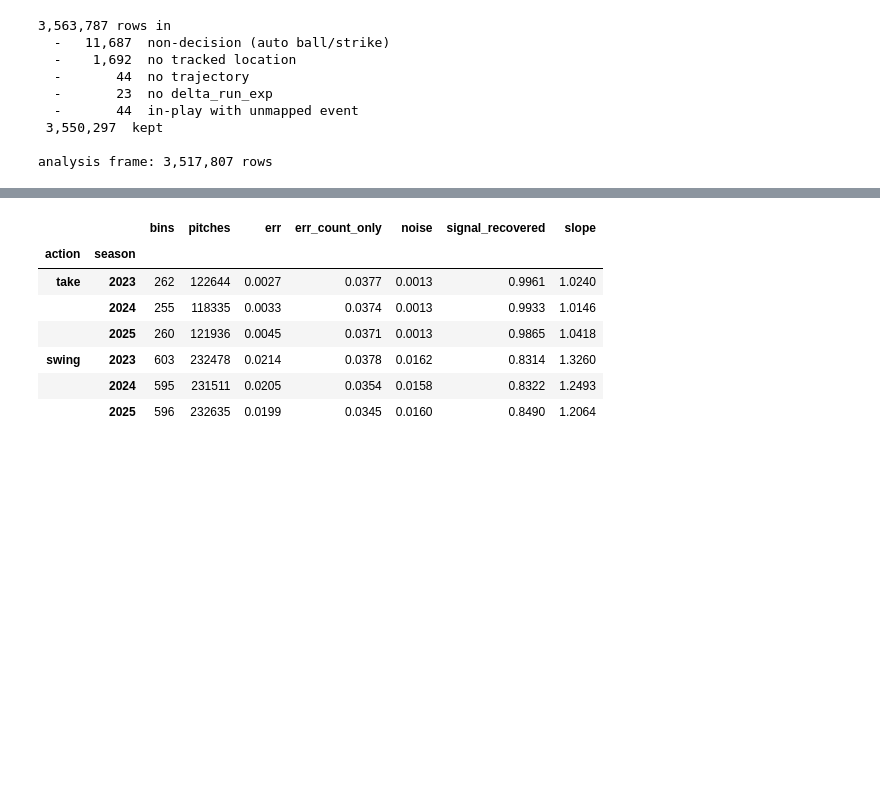
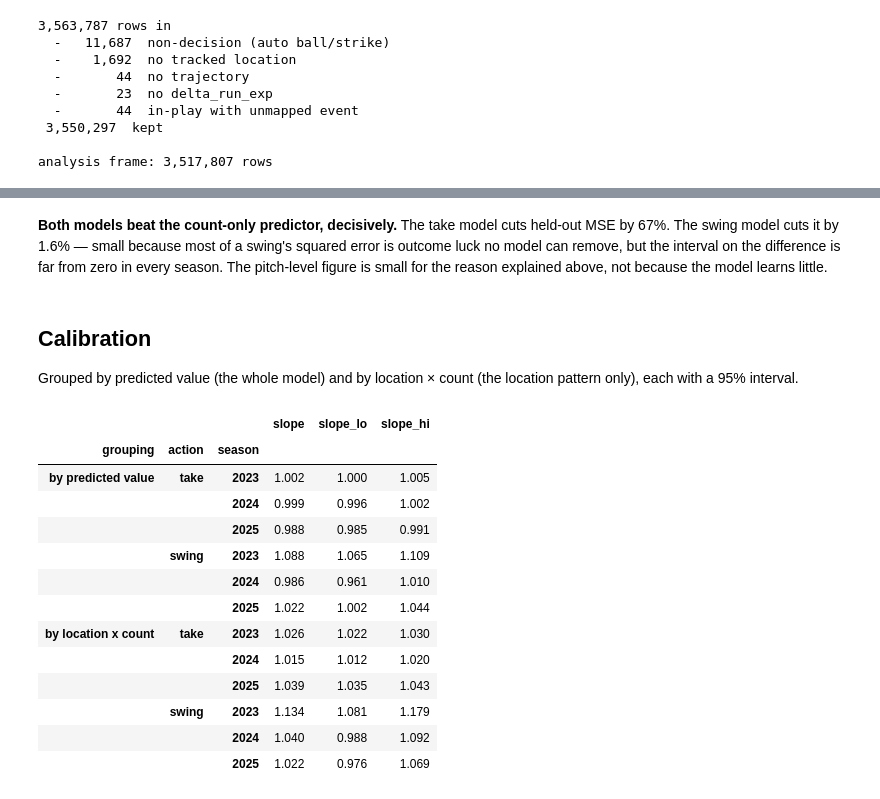
Before and after one commit to Jack1021ohoh/batter_decision_value, a Jupyter notebook: notebooks/v1_baseline.ipynb, the cells around one changed output, grey strips where cells are left out. Saved outputs shown, nothing was run; the diff lists cells and outputs as text; code cells hidden in the pictures; blank space fills up the shorter version.

```diff
--- a/notebooks/v1_baseline.ipynb
+++ b/notebooks/v1_baseline.ipynb
@@ -22,16 +29,18 @@ import seaborn as sns
 
 from src import data as D
 from src import evaluate as E
-from src.baselines import V1_FEATURES, V1_TAKE_PARAMS, V1_SWING_PARAMS
+from src.baselines import fit_direct, fit_v1, V1_FEATURES, LEARNER, V1_TAKE_PARAMS, V1_SWING_PARAMS
 
-pd.set_option('display.width', 130)
+pd.set_option('display.width', 150)
 sns.set_theme(style='whitegrid')
 PALETTE = ['#FFB000', '#648FFF', '#785EF0', '#DC267F', '#FE6100', '#3D1EB2']
 
 SEASONS = range(2021, 2026)          # 2026 is kept out of model selection; not loaded here
 FOLDS = E.GENERIC_FOLDS
+# the full pitch set, used only for the league swing-propensity diagnostic
+PITCH_SET = ['plate_x_bat', 'plate_z_norm', 'count', 'stand', 'p_throws',
+             'release_speed', 'pfx_x', 'pfx_z', 'pitch_type']
 print('features:', V1_FEATURES)
-print(f'take : {V1_TAKE_PARAMS}')
-print(f'swing: {V1_SWING_PARAMS}')
+print('learner :', LEARNER, '+ early stopping')
 # %% [output]
 features: ['plate_x_mid', 'plate_z_mid', 'count']
@@ -52,6 +60,8 @@ an out-of-regime evaluation.
 # %%
 df = D.drop_pitchers_batting(D.load_seasons(SEASONS, verbose=True))
 df = D.add_zone_frame(df.dropna(subset=['plate_x_mid', 'plate_z_mid']))
+for c in ('stand', 'p_throws', 'pitch_type'):
+    df[c] = df[c].astype('category')
 print(f'\nanalysis frame: {len(df):,} rows')
 # %% [output]
 3,563,787 rows in
@@ -81,4 +91,5 @@ seasons alone.
 # %%
-run = E.run_folds(df, V1_FEATURES, FOLDS, in_sample=True)
-run.held.groupby('fold').agg(pitches=('target', 'size'), swings=('swing', 'sum'))
+run = E.run_folds(df, V1_FEATURES, FOLDS, fit=fit_direct, in_sample=True)
+pd.concat([run.held.groupby('fold').agg(pitches=('target', 'size'), swings=('swing', 'sum')),
+           pd.DataFrame({s: m.rounds for s, m in run.models.items()}).T.add_suffix(' rounds')], axis=1)
 # %% [output]
@@ -98,0 +107,5 @@ Pitch-level RMSE first.
+# %%
+old = E.run_folds(df, V1_FEATURES, FOLDS, fit=fit_v1)
+print(f'v1 fixed settings: take {V1_TAKE_PARAMS["learning_rate"]} x 200, swing {V1_SWING_PARAMS["learning_rate"]} x 200')
+pd.concat({'fixed settings': E.calibration_table(old), 'early stopping': E.calibration_table(run)},
+          names=['learner']).round(3)
@@ -126,12 +165,31 @@ calibrated.
+# %% [markdown]
+**Both models beat the count-only predictor, decisively.** The take model cuts
+held-out MSE by 67%. The swing model cuts it by 1.6% — small because most of a
+swing's squared error is outcome luck no model can remove, but the interval on
+the difference is far from zero in every season. The pitch-level figure is
+small for the reason explained above, not because the model learns little.
+# %% [markdown]
+## Calibration
+
+Grouped by predicted value (the whole model) and by location × count (the
+location pattern only), each with a 95% interval.
 # %%
-cal = {a: E.bin_calibration(run.held, a) for a in ('take', 'swing')}
-pd.concat(cal, names=['action']).round(4)
+cal = E.calibration_table(run)
+loc = pd.concat({a: E.bin_calibration(run.held, a, ci=True)[['slope', 'slope_lo', 'slope_hi']]
+                 for a in ('take', 'swing')}, names=['action'])
+pd.concat({'by predicted value': cal, 'by location x count': loc}, names=['grouping']).round(3)
 # %% [output]
-|  |  | bins | pitches | err | err_count_only | noise | signal_recovered | slope |
-| action | season |  |  |  |  |  |  |  |
-| take | 2023 | 262 | 122644 | 0.0027 | 0.0377 | 0.0013 | 0.9961 | 1.0240 |
-|  | 2024 | 255 | 118335 | 0.0033 | 0.0374 | 0.0013 | 0.9933 | 1.0146 |
-|  | 2025 | 260 | 121936 | 0.0045 | 0.0371 | 0.0013 | 0.9865 | 1.0418 |
-| swing | 2023 | 603 | 232478 | 0.0214 | 0.0378 | 0.0162 | 0.8314 | 1.3260 |
-|  | 2024 | 595 | 231511 | 0.0205 | 0.0354 | 0.0158 | 0.8322 | 1.2493 |
-|  | 2025 | 596 | 232635 | 0.0199 | 0.0345 | 0.0160 | 0.8490 | 1.2064 |
+|  |  |  | slope | slope_lo | slope_hi |
+| grouping | action | season |  |  |  |
+| by predicted value | take | 2023 | 1.002 | 1.000 | 1.005 |
+|  |  | 2024 | 0.999 | 0.996 | 1.002 |
+|  |  | 2025 | 0.988 | 0.985 | 0.991 |
+|  | swing | 2023 | 1.088 | 1.065 | 1.109 |
+|  |  | 2024 | 0.986 | 0.961 | 1.010 |
+|  |  | 2025 | 1.022 | 1.002 | 1.044 |
+| by location x count | take | 2023 | 1.026 | 1.022 | 1.030 |
+|  |  | 2024 | 1.015 | 1.012 | 1.020 |
+|  |  | 2025 | 1.039 | 1.035 | 1.043 |
+|  | swing | 2023 | 1.134 | 1.081 | 1.179 |
+|  |  | 2024 | 1.040 | 0.988 | 1.092 |
+|  |  | 2025 | 1.022 | 0.976 | 1.069 |
```
Also changed, not shown: parts of 27 cells of this notebook.
